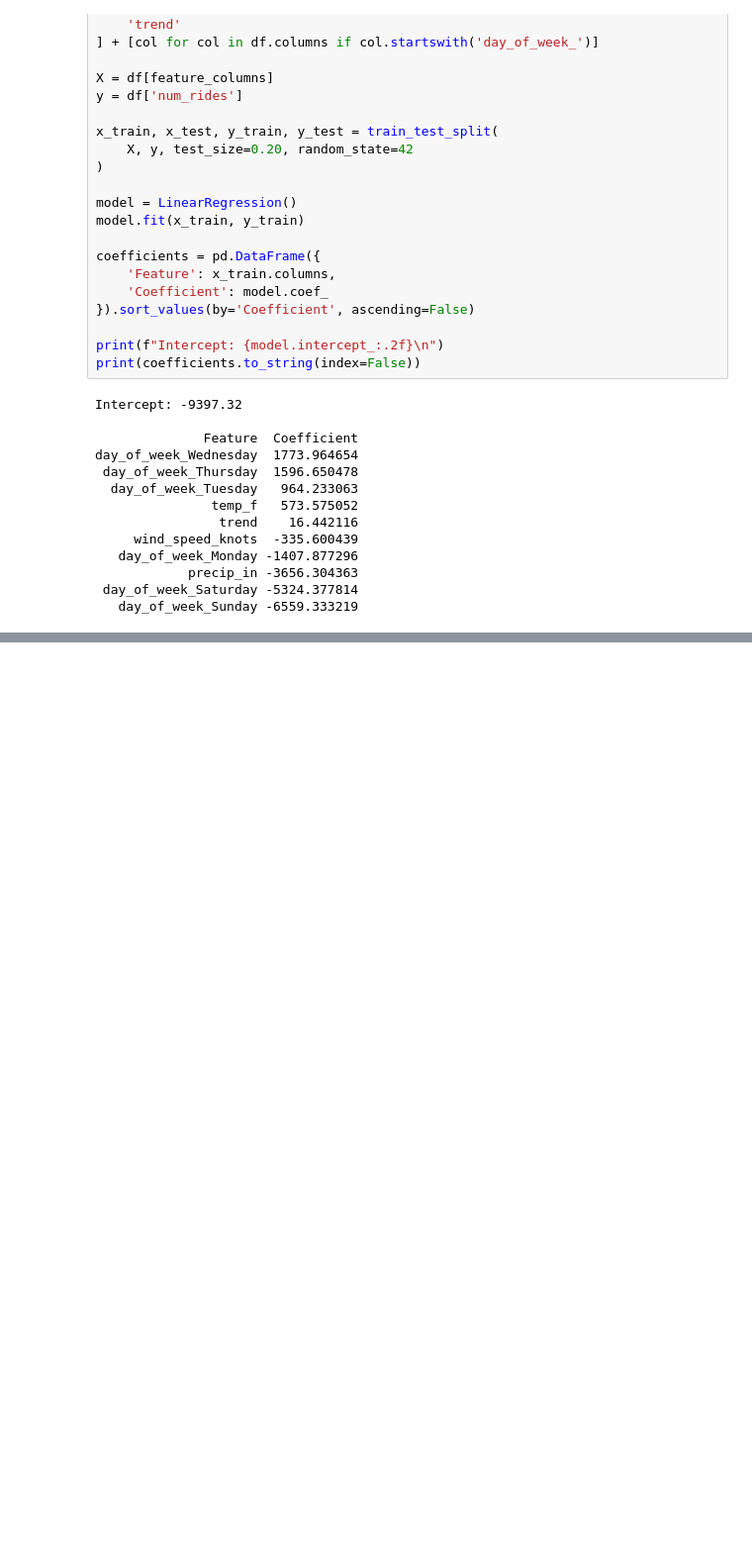
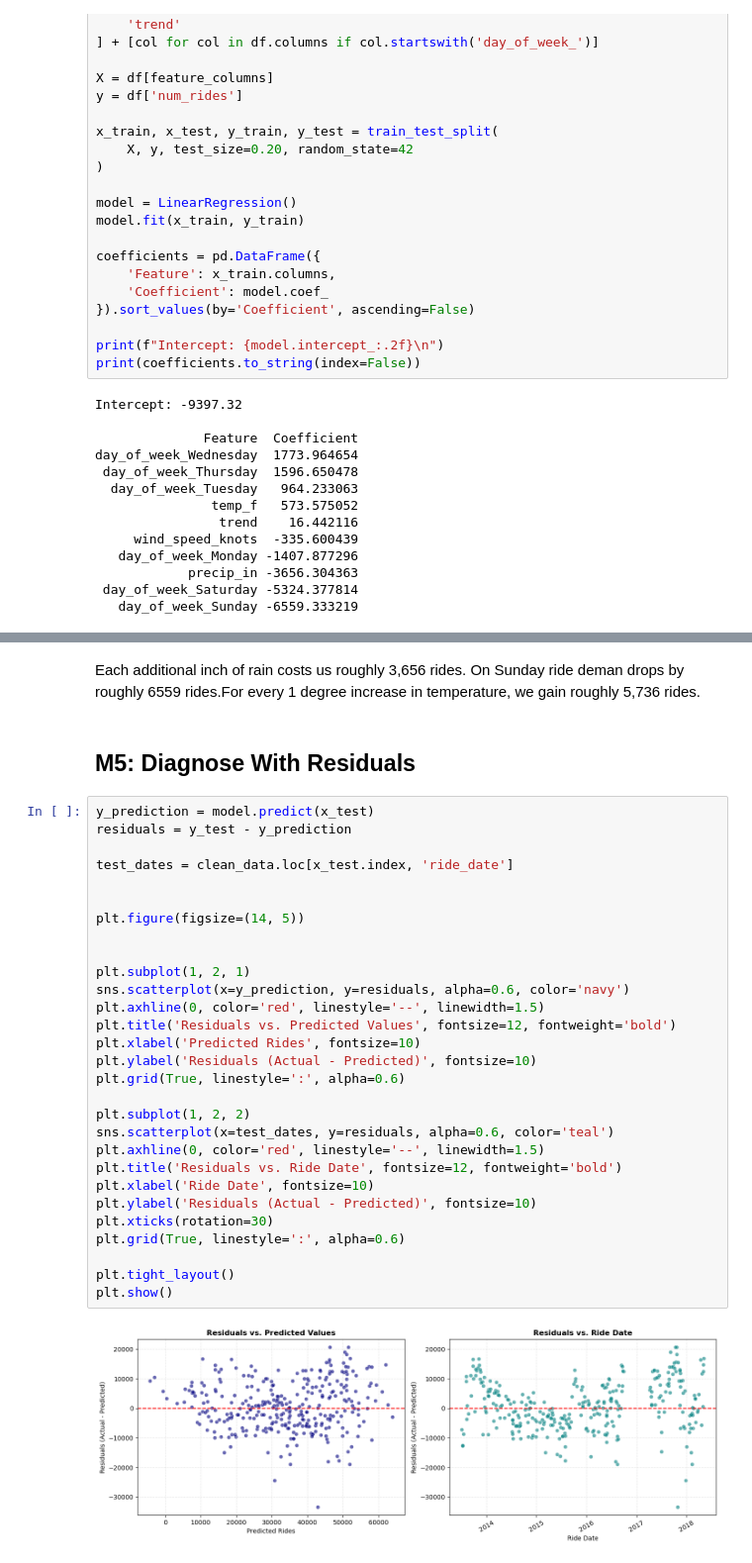
Before and after one commit to oluochl/-citibike-ridership-model-, a Jupyter notebook: Code/model.ipynb, the cells around one changed output, grey strips where cells are left out. Shown at 99% size. Cells and saved outputs as stored; diff of their text form; blank space fills up the shorter version.

Commit message:
diagnose with residuals

```diff
--- a/Code/model.ipynb
+++ b/Code/model.ipynb
@@ -72,0 +128,36 @@ day_of_week_Wednesday  1773.964654
+# %% [markdown]
+
+Each additional inch of rain costs us roughly 3,656 rides. On Sunday ride deman drops by roughly  6559 rides.For every 1 degree increase in temperature, we gain roughly 5,736 rides.
+# %% [markdown]
+## M5: Diagnose With Residuals
+# %%
+y_prediction = model.predict(x_test)
+residuals = y_test - y_prediction
+
+test_dates = clean_data.loc[x_test.index, 'ride_date']
+
+
+plt.figure(figsize=(14, 5))
+
+
+plt.subplot(1, 2, 1)
+sns.scatterplot(x=y_prediction, y=residuals, alpha=0.6, color='navy')
+plt.axhline(0, color='red', linestyle='--', linewidth=1.5)
+plt.title('Residuals vs. Predicted Values', fontsize=12, fontweight='bold')
+plt.xlabel('Predicted Rides', fontsize=10)
+plt.ylabel('Residuals (Actual - Predicted)', fontsize=10)
+plt.grid(True, linestyle=':', alpha=0.6)
+
+plt.subplot(1, 2, 2)
+sns.scatterplot(x=test_dates, y=residuals, alpha=0.6, color='teal')
+plt.axhline(0, color='red', linestyle='--', linewidth=1.5)
+plt.title('Residuals vs. Ride Date', fontsize=12, fontweight='bold')
+plt.xlabel('Ride Date', fontsize=10)
+plt.ylabel('Residuals (Actual - Predicted)', fontsize=10)
+plt.xticks(rotation=30)
+plt.grid(True, linestyle=':', alpha=0.6)
+
+plt.tight_layout()
+plt.show()
+# %% [output]
+[figure, added]
```
Also changed, not shown: parts of 8 cells of this notebook.
